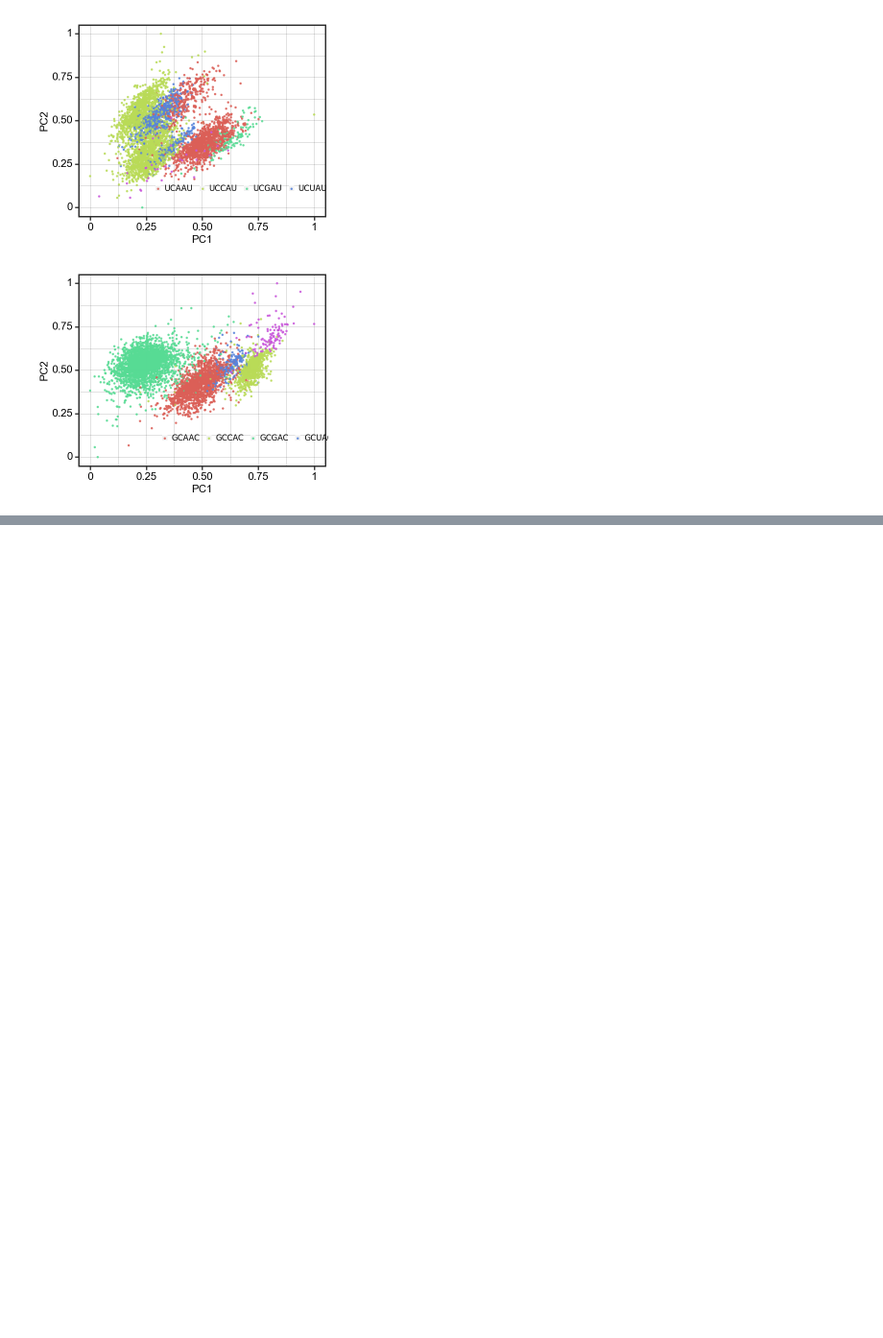
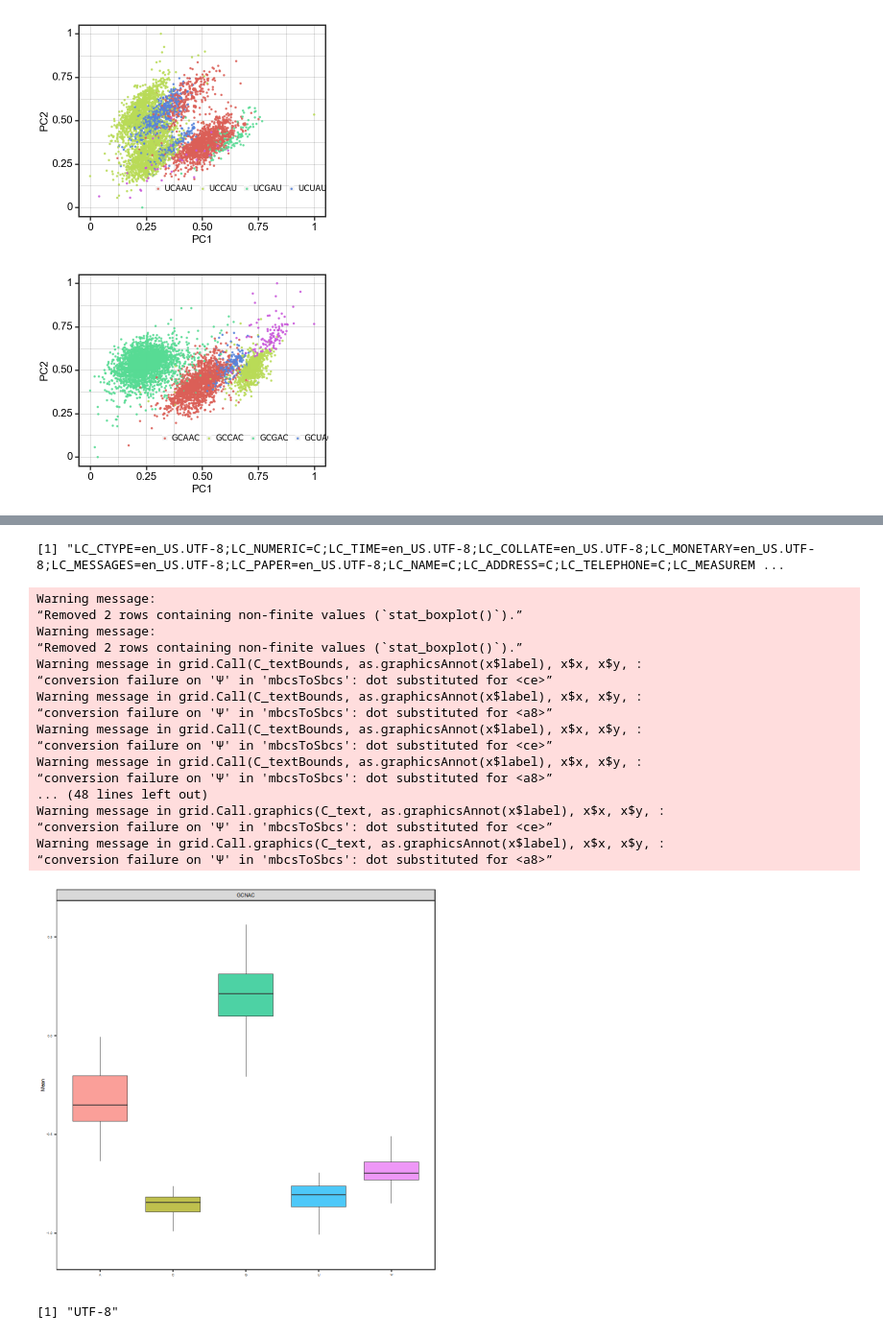
Before and after one commit to yulab2021/TandemMod, a Jupyter notebook: results_reproduce/supplemental_figure_1.ipynb, the cells around one changed output, grey strips where cells are left out. Shown at 96% size. Drawn from its saved outputs; the diff is of its cells as text; code cells hidden in the pictures; blank space fills up the shorter version.

```diff
--- a/results_reproduce/supplemental_figure_1.ipynb
+++ b/results_reproduce/supplemental_figure_1.ipynb
@@ -1384,0 +2133,64 @@ p.save('figure/supplemtal_figure_1d_signal_scatter_psU.pdf')
+# %%
+#R code
+library(ggplot2)
+library(ggsignif)
+library(extrafont)
+#sequence="GGNCT"
+Sys.setlocale("LC_ALL", "en_US.UTF-8")
+
+data=read.csv("data/event_level_features_compare_with_canonical_bases_psU.csv", encoding='utf-8')
+
+library(ggplot2)
+
+# Assuming 'data' is your data frame and 'x_var' is the variable you want to reorder
+data$label <- factor(data$label, levels = c("A", "C", "G", "U", "Ψ"))
+
+
+
+
+p=ggplot(data, aes(x = label, y = mean, group=label, fill=label)) +
+    geom_boxplot(outlier.shape = NA,alpha=0.7,size=0.2) +# using `ggsignif` to display comparison of interest
+    #geom_violin()+
+
+    theme_bw()+
+    theme(
+            #legend.background = element_rect(fill = "white", size = 1, colour = "white"),
+            strip.text = element_text(size=6),
+            #panel.border=element_rect(color=black, size=1),
+            legend.position = "none",
+
+            #panel.grid.major = element_line(colour = "grey70", size = 0.1,alpha=0.3),
+            panel.grid.major = element_blank(),
+            panel.grid.minor = element_blank(),
+            axis.title= element_text( size = 6),
+            axis.text= element_text( size = 4)
+    )+
+      labs(y = "Mean",x = "")+
+      ylim(c(-1.1,0.6))+
+      facet_wrap(vars(sequence))
+p
+ggsave("figure/supplemental_figure_1e_event_level_features_GCNAC_mean.pdf", width = 4, height = 3.6, units = "cm",device = 'pdf', dpi = 600)
+# %% [output]
+[1] "LC_CTYPE=en_US.UTF-8;LC_NUMERIC=C;LC_TIME=en_US.UTF-8;LC_COLLATE=en_US.UTF-8;LC_MONETARY=en_US.UTF-8;LC_MESSAGES=en_US.UTF-8;LC_PAPER=en_US.UTF-8;LC_NAME=C;LC_ADDRESS=C;LC_TELEPHONE=C;LC_MEASUREM ...
+Warning message:
+“Removed 2 rows containing non-finite values (`stat_boxplot()`).”
+Warning message:
+“Removed 2 rows containing non-finite values (`stat_boxplot()`).”
+Warning message in grid.Call(C_textBounds, as.graphicsAnnot(x$label), x$x, x$y, :
+“conversion failure on 'Ψ' in 'mbcsToSbcs': dot substituted for <ce>”
+Warning message in grid.Call(C_textBounds, as.graphicsAnnot(x$label), x$x, x$y, :
+“conversion failure on 'Ψ' in 'mbcsToSbcs': dot substituted for <a8>”
+Warning message in grid.Call(C_textBounds, as.graphicsAnnot(x$label), x$x, x$y, :
+“conversion failure on 'Ψ' in 'mbcsToSbcs': dot substituted for <ce>”
+Warning message in grid.Call(C_textBounds, as.graphicsAnnot(x$label), x$x, x$y, :
+“conversion failure on 'Ψ' in 'mbcsToSbcs': dot substituted for <a8>”
+... (48 lines left out)
+Warning message in grid.Call.graphics(C_text, as.graphicsAnnot(x$label), x$x, x$y, :
+“conversion failure on 'Ψ' in 'mbcsToSbcs': dot substituted for <ce>”
+Warning message in grid.Call.graphics(C_text, as.graphicsAnnot(x$label), x$x, x$y, :
+“conversion failure on 'Ψ' in 'mbcsToSbcs': dot substituted for <a8>”
+[figure, added]
+# %%
+Encoding("Ψ")
+# %% [output]
+[1] "UTF-8"
```
Also changed, not shown: parts of 7 cells of this notebook, 33 other files.
